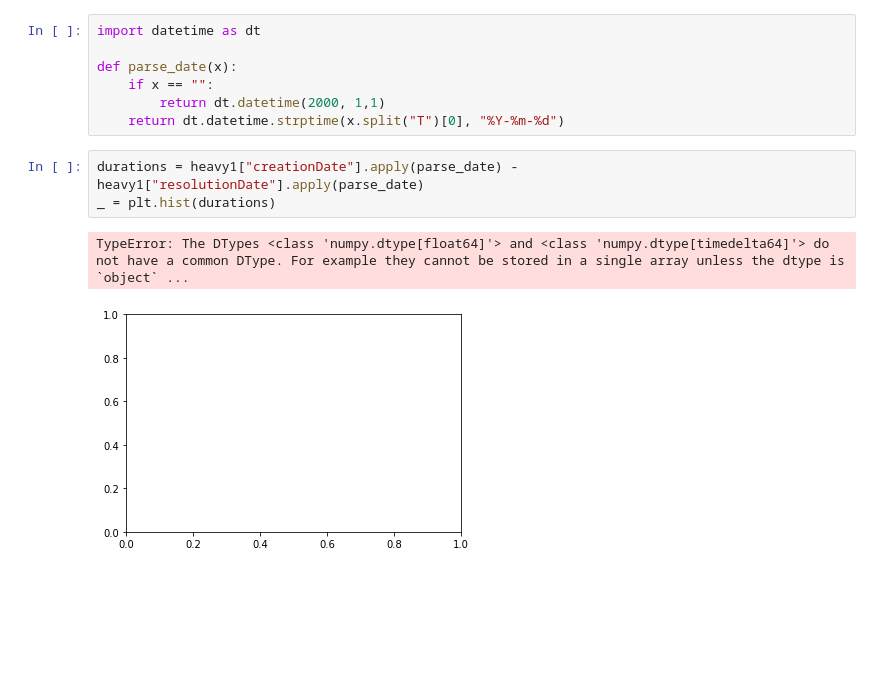
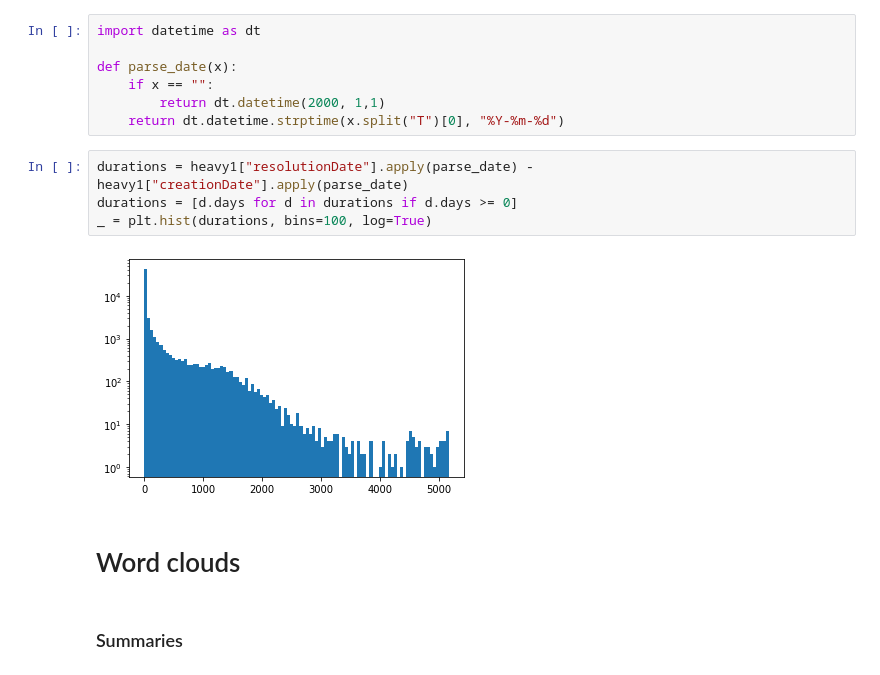
Before and after one commit to raulhigueras/tech-debt-NLP-analysis, a Jupyter notebook: notebooks/explore.ipynb, the cells around one changed output. Drawn from its saved outputs; the diff is of its cells as text; blank space fills up the shorter version.

Commit message:
Added days hist and wordclouds

```diff
--- a/notebooks/explore.ipynb
+++ b/notebooks/explore.ipynb
@@ -214,9 +217,13 @@ def parse_date(x):
     if x == "":
         return dt.datetime(2000, 1,1)
     return dt.datetime.strptime(x.split("T")[0], "%Y-%m-%d")
-# %%
-durations = heavy1["creationDate"].apply(parse_date) - heavy1["resolutionDate"].apply(parse_date)
-_ = plt.hist(durations)
-# %% [output]
-TypeError: The DTypes <class 'numpy.dtype[float64]'> and <class 'numpy.dtype[timedelta64]'> do not have a common DType. For example they cannot be stored in a single array unless the dtype is `object` ...
-[figure, removed]
+# %%
+durations = heavy1["resolutionDate"].apply(parse_date) - heavy1["creationDate"].apply(parse_date)
+durations = [d.days for d in durations if d.days >= 0]
+_ = plt.hist(durations, bins=100, log=True)
+# %% [output]
+[figure, added]
+# %% [markdown]
+# Word clouds
+# %% [markdown]
+### Summaries
```
Also changed, not shown: parts of 14 cells of this notebook.
